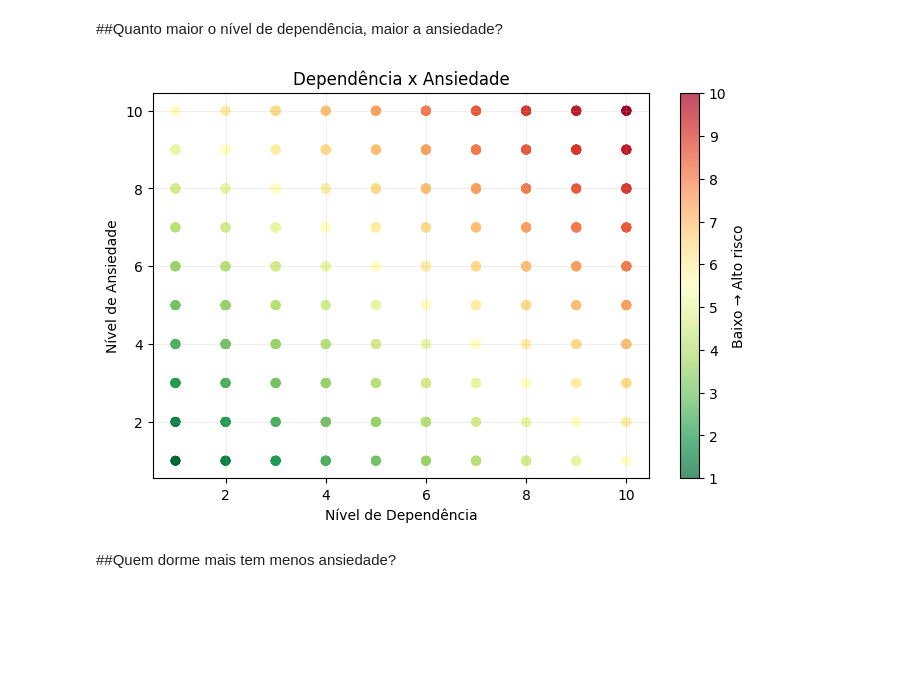
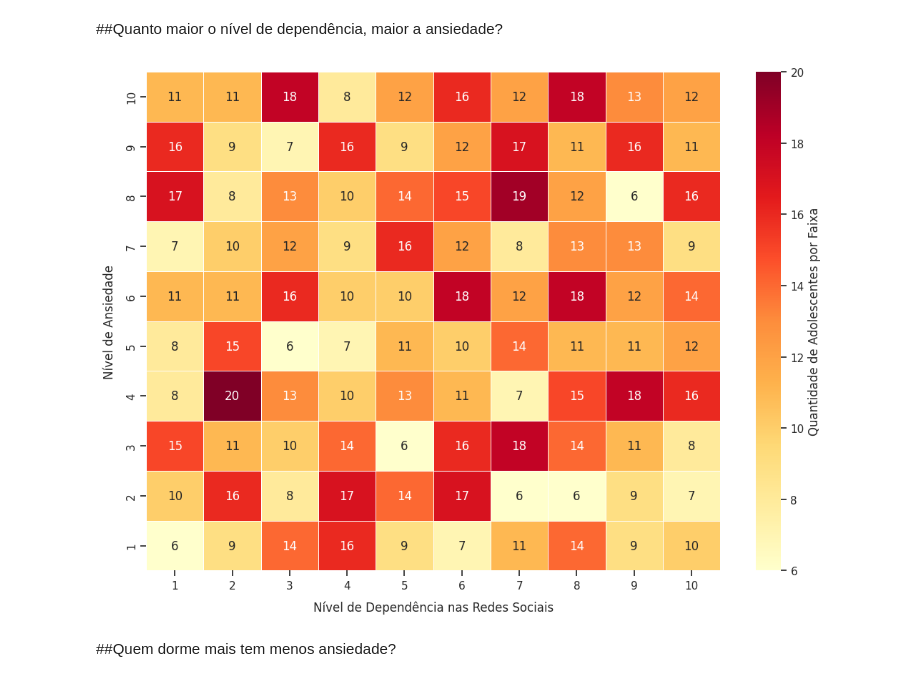
Before and after one commit to Alvenato/Introducao-a-Ciencia-de-Dados, a Jupyter notebook: Análise_Exploratória_da_Saúde_Mental_de_Adolescentes.ipynb, the cells around one changed output. Saved outputs shown, nothing was run; the diff lists cells and outputs as text; code cells hidden in the pictures; blank space fills up the shorter version.

```diff
--- a/Análise_Exploratória_da_Saúde_Mental_de_Adolescentes.ipynb
+++ b/Análise_Exploratória_da_Saúde_Mental_de_Adolescentes.ipynb
@@ -305,43 +307,47 @@ plt.show()
 # %% [markdown]
 ##Quanto maior o nível de dependência, maior a ansiedade?
 # %%
-x = mh["Nivel_dependência"]
-y = mh["Nivel_ansiedade"]
+# 1. Definindo as variáveis e o cálculo original de score
 
-score = (x + y) / 2
+# 1. Definindo os intervalos exatos dos eixos baseados na escala (Ex: 1 a 10)
+# Criamos uma matriz de contagem para alimentar o heatmap tradicional
+matriz_contagem = pd.crosstab(
+    mh["Nivel_ansiedade"],
+    mh["Nivel_dependência"]
+).sort_index(ascending=False) # Inverte o eixo Y para o nível 10 ficar no topo
 
-plt.figure(figsize=(8,5))
+plt.figure(figsize=(11, 8))
 
-scatter = plt.scatter(
-    x,
-    y,
-    c=score,
-    cmap="RdYlGn_r",
-    alpha=0.7
+# 2. Criando o Mapa de Calor (Heatmap)
+ax = sns.heatmap(
+    matriz_contagem,
+    annot=True,               # Coloca o número exato de alunos dentro de cada quadrado
+    fmt="d",                  # Garante que os números apareçam como inteiros
+    cmap="YlOrRd",            # Degradê de Amarelo (pouco risco/gente) para Vermelho Escuro (crítico)
+    linewidths=0.5,           # Linha fina branca separando os blocos
+    cbar_kws={'label': 'Quantidade de Adolescentes por Faixa'}
 )
 
-plt.colorbar(scatter, label="Baixo → Alto risco")
+# 3. Ajustando títulos e legendas explicativas
+# plt.title("Matriz de Densidade: Nível de Dependência vs Nível de Ansiedade", fontsize=14, fontweight='bold', pad=20)
+plt.xlabel("Nível de Dependência nas Redes Sociais", fontsize=12, labelpad=10)
+plt.ylabel("Nível de Ansiedade", fontsize=12, labelpad=10)
 
-plt.title("Dependência x Ansiedade")
-plt.xlabel("Nível de Dependência")
-plt.ylabel("Nível de Ansiedade")
-
-plt.grid(alpha=0.2)
-
+plt.tight_layout()
 plt.show()
 
 
 
 #Nesta célula, utilizamos um gráfico de dispersão (scatter plot) para analisar a relação entre
 #o nível de dependência das redes sociais e o nível de ansiedade dos participantes.
 #Cada ponto representa um indivíduo da amostra, permitindo visualizar como essas duas variáveis
 #se comportam em conjunto.
 #Além disso, foi calculado um índice de risco médio a partir dos níveis de dependência e ansiedade,
 #utilizado para colorir os pontos no gráfico. A escala de cores varia de baixo para alto risco,
 #facilitando a identificação de participantes com maiores níveis simultâneos dessas características.
 #Por meio dessa análise, é possível observar possíveis correlações entre dependência e ansiedade,
 #bem como identificar padrões, concentrações e casos de maior vulnerabilidade dentro do conjunto de dados.
 # %% [output]
-[figure, old version]
+[figure, new version]
 # %% [markdown]
 ##Quem dorme mais tem menos ansiedade?
```
Also changed, not shown: parts of 12 cells of this notebook.
